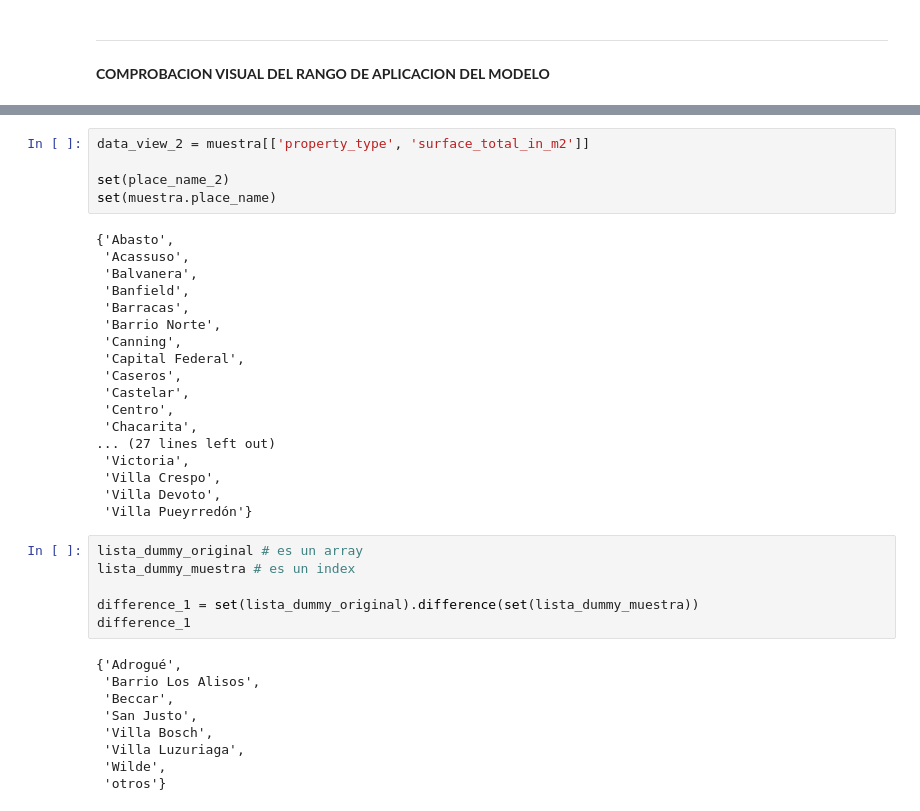
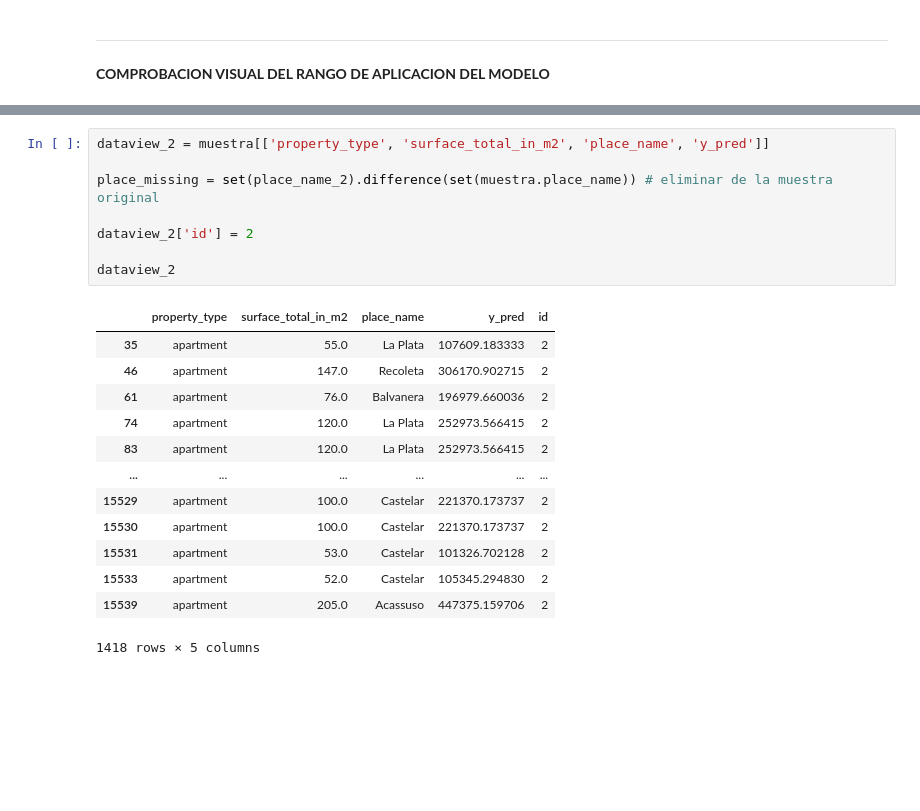
Before and after one commit to grupo4dhds/grupo4_git, a Jupyter notebook: workshop2_G4_ml.ipynb, the cells around one changed output, grey strips where cells are left out. Saved outputs shown, nothing was run; the diff lists cells and outputs as text; blank space fills up the shorter version.

```diff
--- a/workshop2_G4_ml.ipynb
+++ b/workshop2_G4_ml.ipynb
@@ -590,38 +562,22 @@ data_view_1
 # %%
-data_view_2 = muestra[['property_type', 'surface_total_in_m2']]
+dataview_2 = muestra[['property_type', 'surface_total_in_m2', 'place_name', 'y_pred']]
 
-set(place_name_2)
-set(muestra.place_name)
+place_missing = set(place_name_2).difference(set(muestra.place_name)) # eliminar de la muestra original
+
+dataview_2['id'] = 2
+
+dataview_2
 # %% [output]
+|  | property_type | surface_total_in_m2 | place_name | y_pred | id |
+| 35 | apartment | 55.0 | La Plata | 107609.183333 | 2 |
+| 46 | apartment | 147.0 | Recoleta | 306170.902715 | 2 |
+| 61 | apartment | 76.0 | Balvanera | 196979.660036 | 2 |
+| 74 | apartment | 120.0 | La Plata | 252973.566415 | 2 |
+| 83 | apartment | 120.0 | La Plata | 252973.566415 | 2 |
+| ... | ... | ... | ... | ... | ... |
+| 15529 | apartment | 100.0 | Castelar | 221370.173737 | 2 |
+| 15530 | apartment | 100.0 | Castelar | 221370.173737 | 2 |
+| 15531 | apartment | 53.0 | Castelar | 101326.702128 | 2 |
+| 15533 | apartment | 52.0 | Castelar | 105345.294830 | 2 |
+| 15539 | apartment | 205.0 | Acassuso | 447375.159706 | 2 |
-{'Abasto',
- 'Acassuso',
- 'Balvanera',
- 'Banfield',
- 'Barracas',
- 'Barrio Norte',
- 'Canning',
- 'Capital Federal',
- 'Caseros',
- 'Castelar',
- 'Centro',
- 'Chacarita',
-... (27 lines left out)
- 'Victoria',
- 'Villa Crespo',
- 'Villa Devoto',
- 'Villa Pueyrredón'}
+1418 rows × 5 columns
-# %%
-lista_dummy_original # es un array
-lista_dummy_muestra # es un index
-
-difference_1 = set(lista_dummy_original).difference(set(lista_dummy_muestra))
-difference_1
-# %% [output]
-{'Adrogué',
- 'Barrio Los Alisos',
- 'Beccar',
- 'San Justo',
- 'Villa Bosch',
- 'Villa Luzuriaga',
- 'Wilde',
- 'otros'}
```
Also changed, not shown: parts of 8 cells of this notebook, 2 other files.
